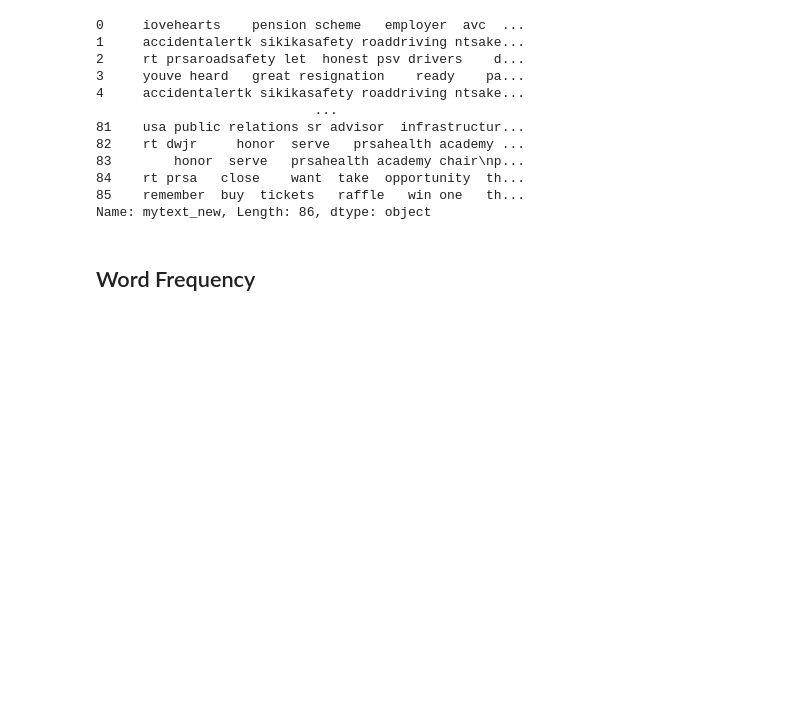
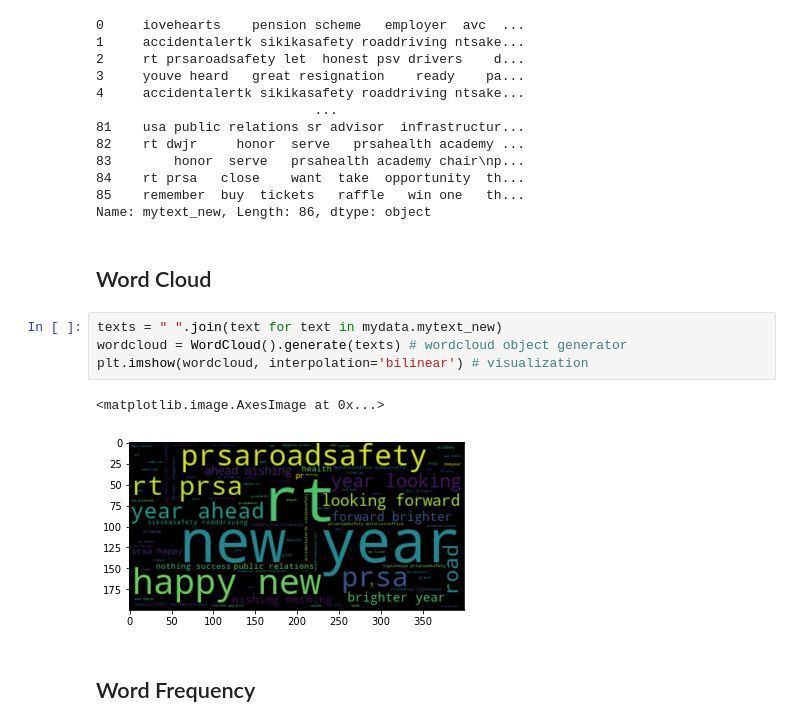
Before and after one commit to formulated/PR_education_Python, a Jupyter notebook: Text_mining/Text_mining.ipynb, the cells around one changed output. Saved outputs shown, nothing was run; the diff lists cells and outputs as text; blank space fills up the shorter version.

```diff
--- a/Text_mining/Text_mining.ipynb
+++ b/Text_mining/Text_mining.ipynb
@@ -60,6 +62,15 @@ mydata["mytext_new"]
 84    rt prsa   close    want  take  opportunity  th...
 85    remember  buy  tickets   raffle   win one   th...
 Name: mytext_new, Length: 86, dtype: object
+# %% [markdown]
+## Word Cloud
+# %%
+texts = " ".join(text for text in mydata.mytext_new)
+wordcloud = WordCloud().generate(texts) # wordcloud object generator
+plt.imshow(wordcloud, interpolation='bilinear') # visualization
+# %% [output]
+<matplotlib.image.AxesImage at 0x...>
+[figure, added]
 # %% [markdown]
 ## Word Frequency
 # %%
```
Also changed, not shown: parts of 9 cells of this notebook, 3 other files.
